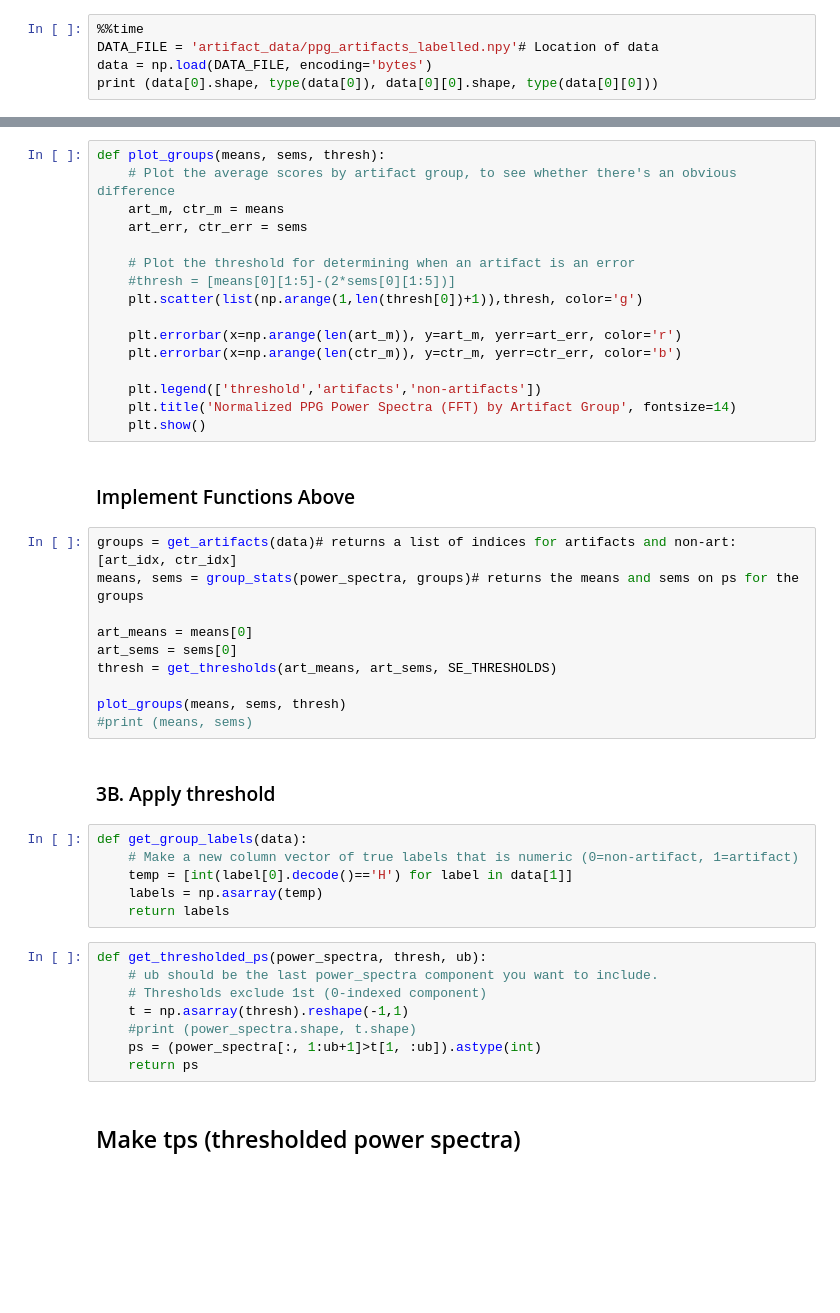
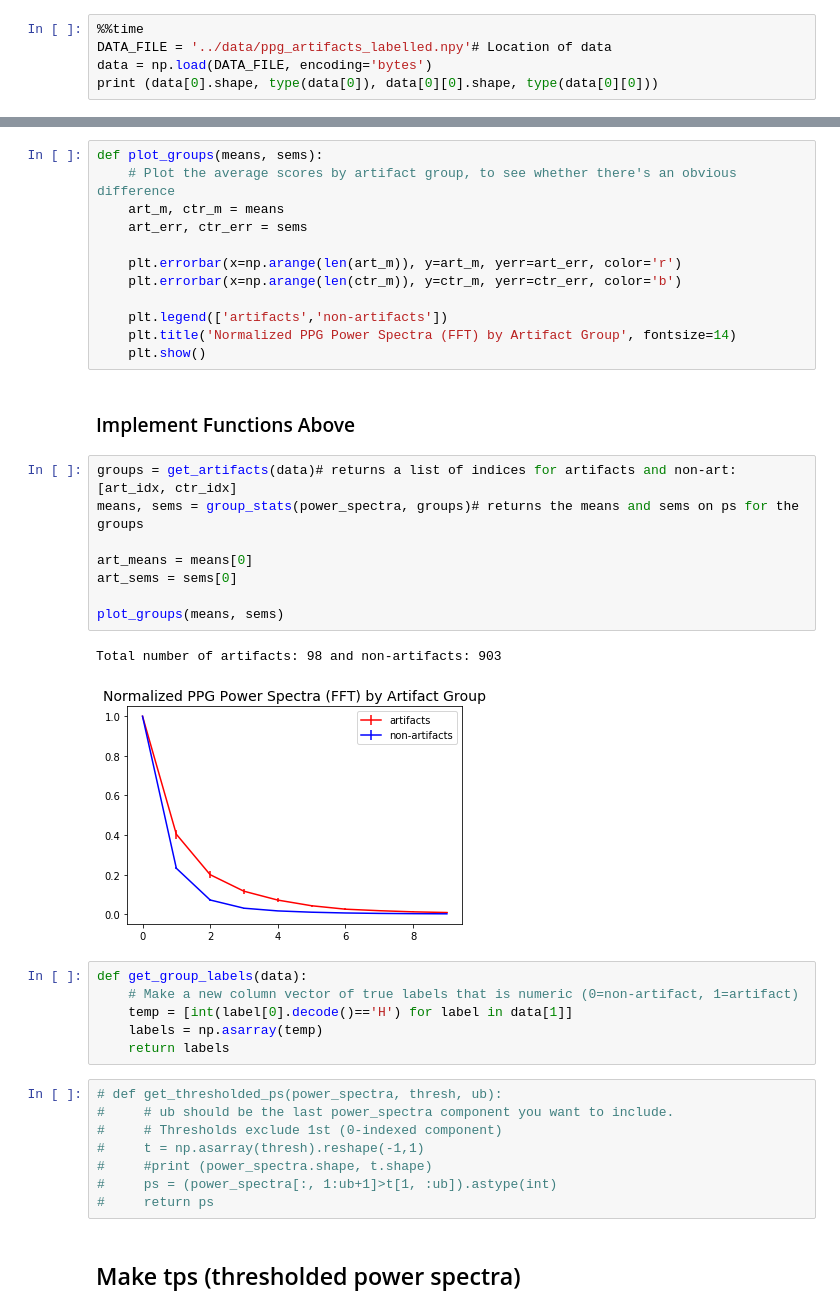
Before and after one commit to kaschbacher/publications, a Jupyter notebook: artifact_detector/PPG_Artifact_Detection.ipynb, the cells around one changed output, grey strips where cells are left out. Cells and saved outputs as stored; diff of their text form; blank space fills up the shorter version.

```diff
--- a/artifact_detector/PPG_Artifact_Detection.ipynb
+++ b/artifact_detector/PPG_Artifact_Detection.ipynb
@@ -36,7 +36,7 @@ np.set_printoptions(suppress=True, precision=6, linewidth=500)
 ### Load Data
 # %%
 %%time
-DATA_FILE = 'artifact_data/ppg_artifacts_labelled.npy'# Location of data
+DATA_FILE = '../data/ppg_artifacts_labelled.npy'# Location of data
 data = np.load(DATA_FILE, encoding='bytes')
 print (data[0].shape, type(data[0]), data[0][0].shape, type(data[0][0]))
 # %% [output]
@@ -140,17 +132,13 @@ def get_thresholds(art_means, art_sems, n_sems):
 # %%
-def plot_groups(means, sems, thresh):
+def plot_groups(means, sems):
     # Plot the average scores by artifact group, to see whether there's an obvious difference
     art_m, ctr_m = means
     art_err, ctr_err = sems
 
-    # Plot the threshold for determining when an artifact is an error
-    #thresh = [means[0][1:5]-(2*sems[0][1:5])]
-    plt.scatter(list(np.arange(1,len(thresh[0])+1)),thresh, color='g')
-
     plt.errorbar(x=np.arange(len(art_m)), y=art_m, yerr=art_err, color='r')
     plt.errorbar(x=np.arange(len(ctr_m)), y=ctr_m, yerr=ctr_err, color='b')
 
-    plt.legend(['threshold','artifacts','non-artifacts'])
+    plt.legend(['artifacts','non-artifacts'])
     plt.title('Normalized PPG Power Spectra (FFT) by Artifact Group', fontsize=14)
     plt.show()
 # %% [markdown]
@@ -158,15 +146,14 @@ def plot_groups(means, sems, thresh):
 # %%
 groups = get_artifacts(data)# returns a list of indices for artifacts and non-art: [art_idx, ctr_idx]
 means, sems = group_stats(power_spectra, groups)# returns the means and sems on ps for the groups
 
 art_means = means[0]
 art_sems = sems[0]
-thresh = get_thresholds(art_means, art_sems, SE_THRESHOLDS)
 
-plot_groups(means, sems, thresh)
-#print (means, sems)
+plot_groups(means, sems)
+# %% [output]
+Total number of artifacts: 98 and non-artifacts: 903
+[figure, added]
-# %% [markdown]
-### 3B. Apply threshold
 # %%
 def get_group_labels(data):
     # Make a new column vector of true labels that is numeric (0=non-artifact, 1=artifact)
@@ -174,13 +161,13 @@ def get_group_labels(data):
     labels = np.asarray(temp)
     return labels
 # %%
-def get_thresholded_ps(power_spectra, thresh, ub):
-    # ub should be the last power_spectra component you want to include.
-    # Thresholds exclude 1st (0-indexed component)
-    t = np.asarray(thresh).reshape(-1,1)
-    #print (power_spectra.shape, t.shape)
-    ps = (power_spectra[:, 1:ub+1]>t[1, :ub]).astype(int)
-    return ps
+# def get_thresholded_ps(power_spectra, thresh, ub):
+#     # ub should be the last power_spectra component you want to include.
+#     # Thresholds exclude 1st (0-indexed component)
+#     t = np.asarray(thresh).reshape(-1,1)
+#     #print (power_spectra.shape, t.shape)
+#     ps = (power_spectra[:, 1:ub+1]>t[1, :ub]).astype(int)
+#     return ps
 # %% [markdown]
 ## Make tps (thresholded power spectra)
 # %%
```
Also changed, not shown: parts of 18 cells of this notebook.
